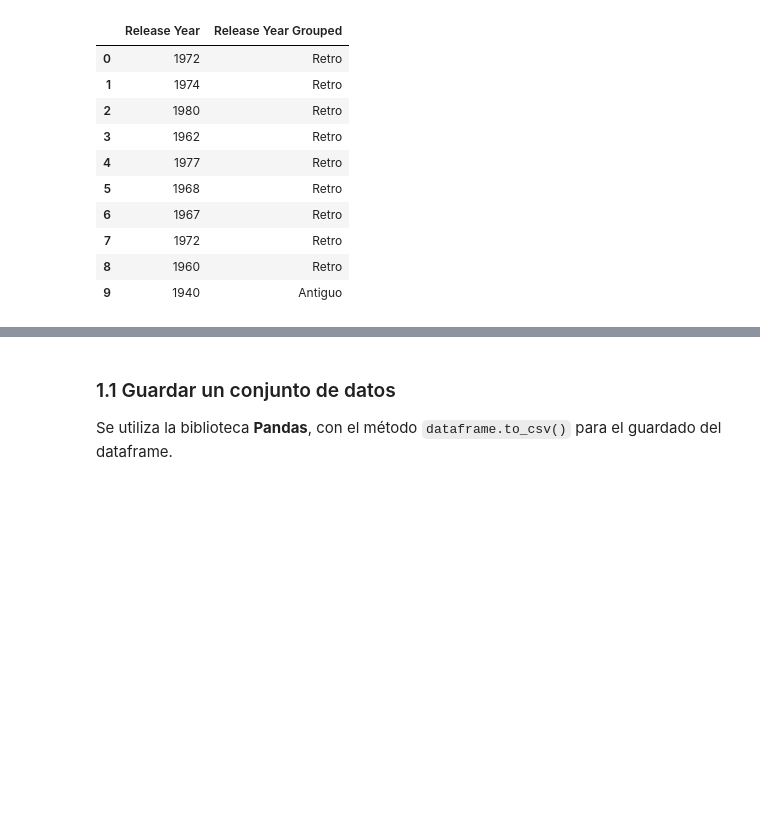
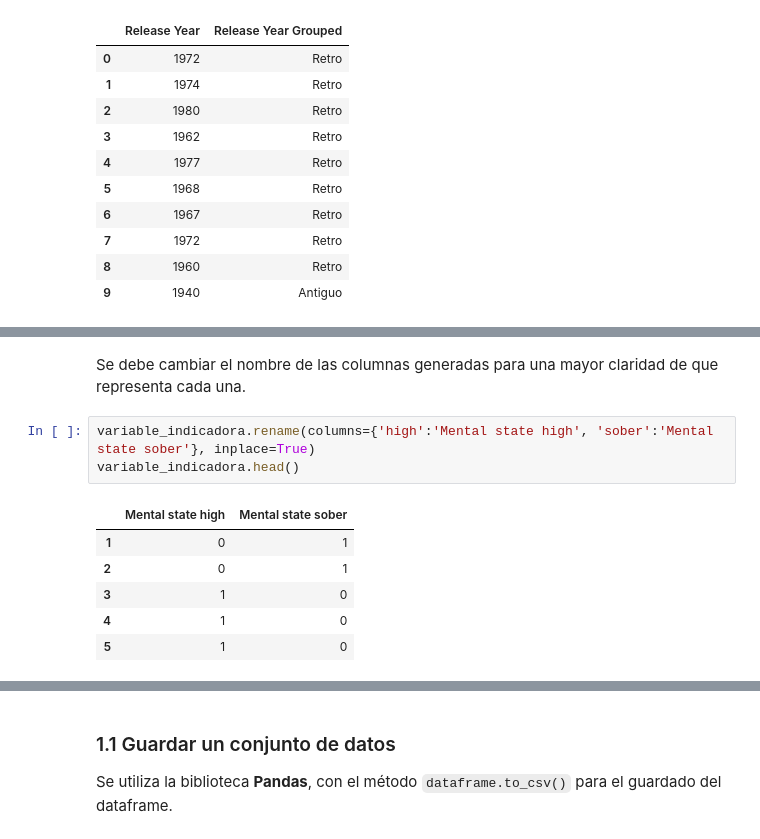
Before and after one commit to DiegoAraneda98/TCPD-Tarea-2, a Jupyter notebook: tarea2.ipynb, the cells around one changed output, grey strips where cells are left out. Saved outputs shown, nothing was run; the diff lists cells and outputs as text; blank space fills up the shorter version.

```diff
--- a/tarea2.ipynb
+++ b/tarea2.ipynb
@@ -348,0 +381,12 @@ Name: count, dtype: int64
+# %% [markdown]
+Se debe cambiar el nombre de las columnas generadas para una mayor claridad de que representa cada una.
+# %%
+variable_indicadora.rename(columns={'high':'Mental state high', 'sober':'Mental state sober'}, inplace=True)
+variable_indicadora.head()
+# %% [output]
+|  | Mental state high | Mental state sober |
+| 1 | 0 | 1 |
+| 2 | 0 | 1 |
+| 3 | 1 | 0 |
+| 4 | 1 | 0 |
+| 5 | 1 | 0 |
```
Also changed, not shown: parts of 21 cells of this notebook, 2 other files.
